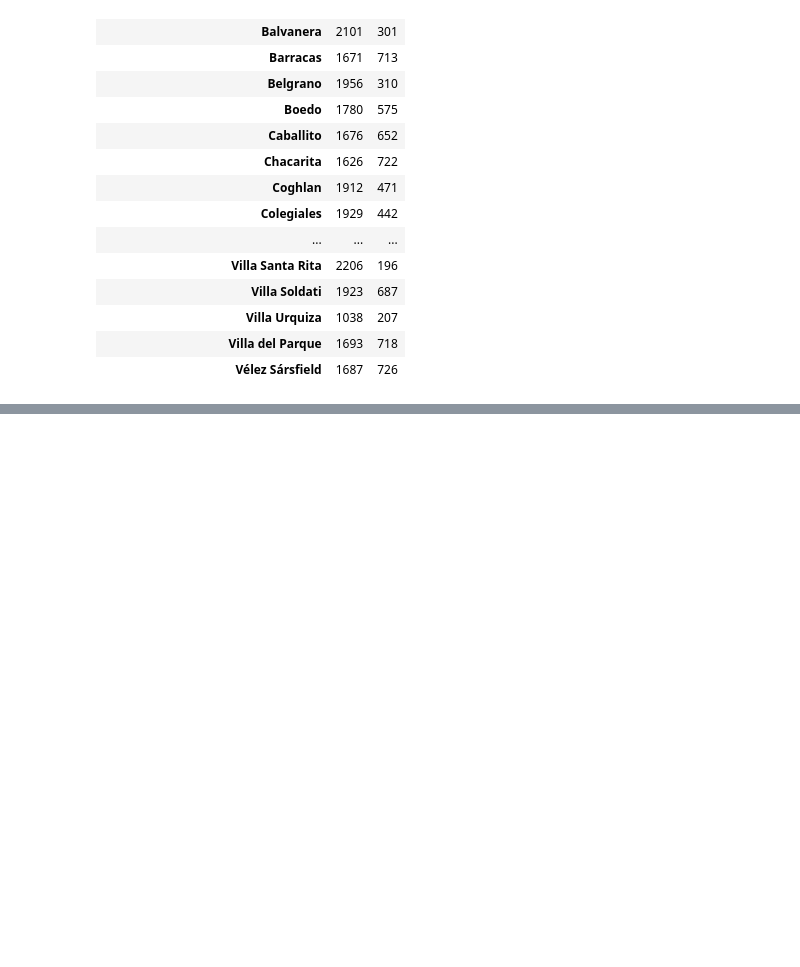
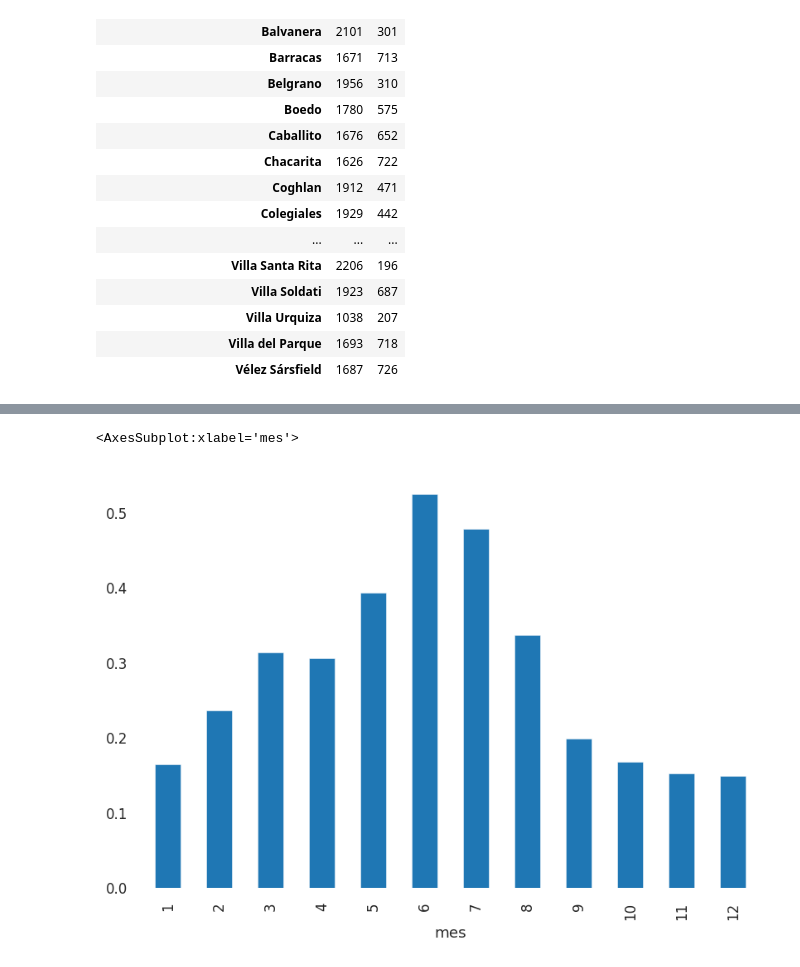
Before and after one commit to aflouret/lluvia-de-hamburguesas, a Jupyter notebook: tp.ipynb, the cells around one changed output, grey strips where cells are left out. Cells and saved outputs as stored; diff of their text form; code cells hidden in the pictures; blank space fills up the shorter version.

```diff
--- a/tp.ipynb
+++ b/tp.ipynb
@@ -517,3 +543,8 @@ pd.pivot_table(df, index='barrio', columns='llovieron_hamburguesas_al_dia_siguie
+# %%
+((df[df['humedad_temprano'] > 80].groupby(df['dia'].dt.month).size())/(df.groupby(df['dia'].dt.month).size())).plot(kind='bar', xlabel='mes')
+# %% [output]
+<AxesSubplot:xlabel='mes'>
+[figure, added]
 # %%
 ((df[df['llovieron_hamburguesas_al_dia_siguiente'] == 'si'].groupby(df['dia'].dt.year).size())/(df.groupby(df['dia'].dt.year).size())).plot(kind='bar', xlabel='año')
 # %% [output]
```
Also changed, not shown: parts of 47 cells of this notebook.
